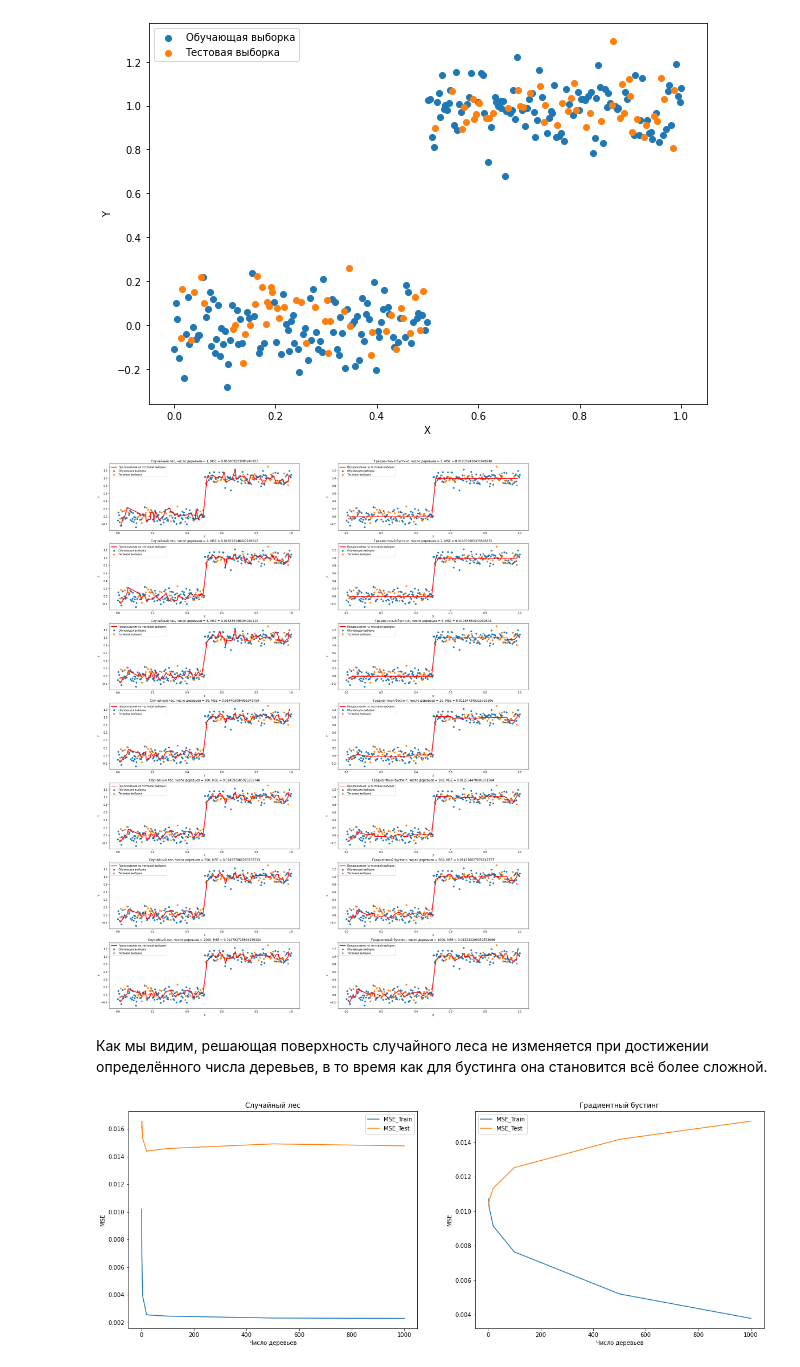
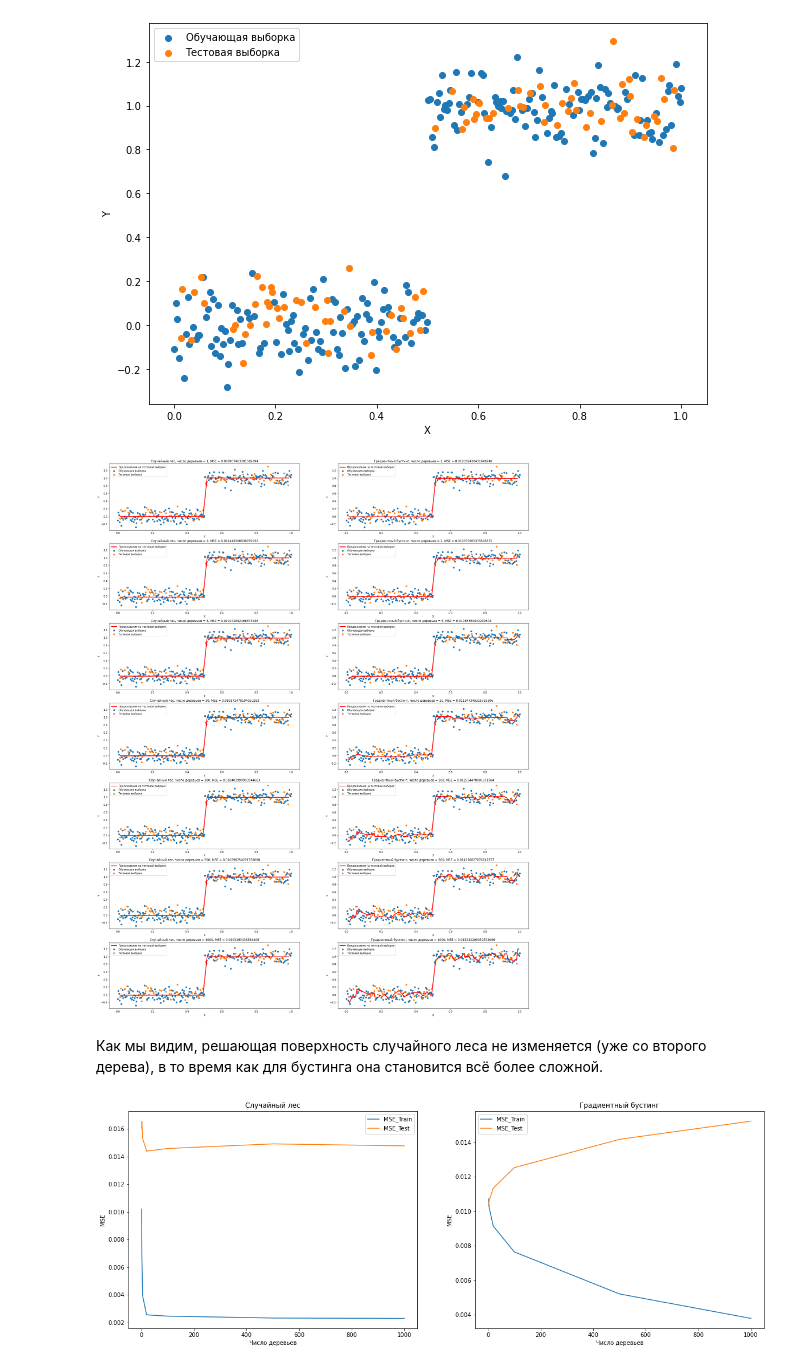
Before and after one commit to hse-ds/iad-intro-ds, a Jupyter notebook: 2021/seminars/sem14_boosting_part1.ipynb, the cells around one changed output. Cells and saved outputs as stored; diff of their text form; code cells hidden in the pictures.

```diff
--- a/2021/seminars/sem14_boosting_part1.ipynb
+++ b/2021/seminars/sem14_boosting_part1.ipynb
@@ -532,37 +532,37 @@ loss_gb_train = []
 loss_rf_test = []
 loss_gb_test = []
 
 for i, ts in enumerate(trees):
-    rf = RandomForestRegressor(n_estimators = ts)
+    rf = RandomForestRegressor(n_estimators = ts, max_depth = 1)
     gb = GradientBoostingRegressor(n_estimators = ts, max_depth = 1, learning_rate = 1)
 
     rf.fit(X_train, y_train)
     ax[i, 0].scatter(X_train, y_train, label = 'Обучающая выборка')
     ax[i, 0].scatter(X_test, y_test, label = 'Тестовая выборка')
     ax[i, 0].plot(sorted(X_test), rf.predict(sorted(X_test)), lw = 3, c = 'red', label = 'Предсказания на тестовой выборке')
     ax[i, 0].set_xlabel('X')
     ax[i, 0].set_ylabel('Y')
     ax[i, 0].set_title('Случайный лес, число деревьев = ' + str(ts) + ', MSE = ' + str(mean_squared_error(y_test, rf.predict(X_test))))
     ax[i, 0].legend();
 
     loss_rf_train.append(mean_squared_error(y_train, rf.predict(X_train)))
     loss_rf_test.append(mean_squared_error(y_test, rf.predict(X_test)))
 
     gb.fit(X_train, y_train)
     ax[i, 1].scatter(X_train, y_train, label = 'Обучающая выборка')
     ax[i, 1].scatter(X_test, y_test, label = 'Тестовая выборка')
     ax[i, 1].plot(sorted(X_test), gb.predict(sorted(X_test)), lw = 3, c = 'red', label = 'Предсказания на тестовой выборке')
     ax[i, 1].set_xlabel('X')
     ax[i, 1].set_ylabel('Y')
     ax[i, 1].set_title('Градиентный бустинг, число деревьев = ' + str(ts) + ', MSE = ' + str(mean_squared_error(y_test, gb.predict(X_test))))
     ax[i, 1].legend();
 
     loss_gb_train.append(mean_squared_error(y_train, gb.predict(X_train)))
     loss_gb_test.append(mean_squared_error(y_test, gb.predict(X_test)))
 # %% [output]
-[figure, old version]
+[figure, new version]
 # %% [markdown]
-Как мы видим, решающая поверхность случайного леса не изменяется при достижении определённого числа деревьев, в то время как для бустинга она становится всё более сложной.
+Как мы видим, решающая поверхность случайного леса не изменяется (уже со второго дерева), в то время как для бустинга она становится всё более сложной.
 # %%
 # Визуализация ошибок
 fig, ax = plt.subplots(1, 2, figsize = (20, 7))
```
